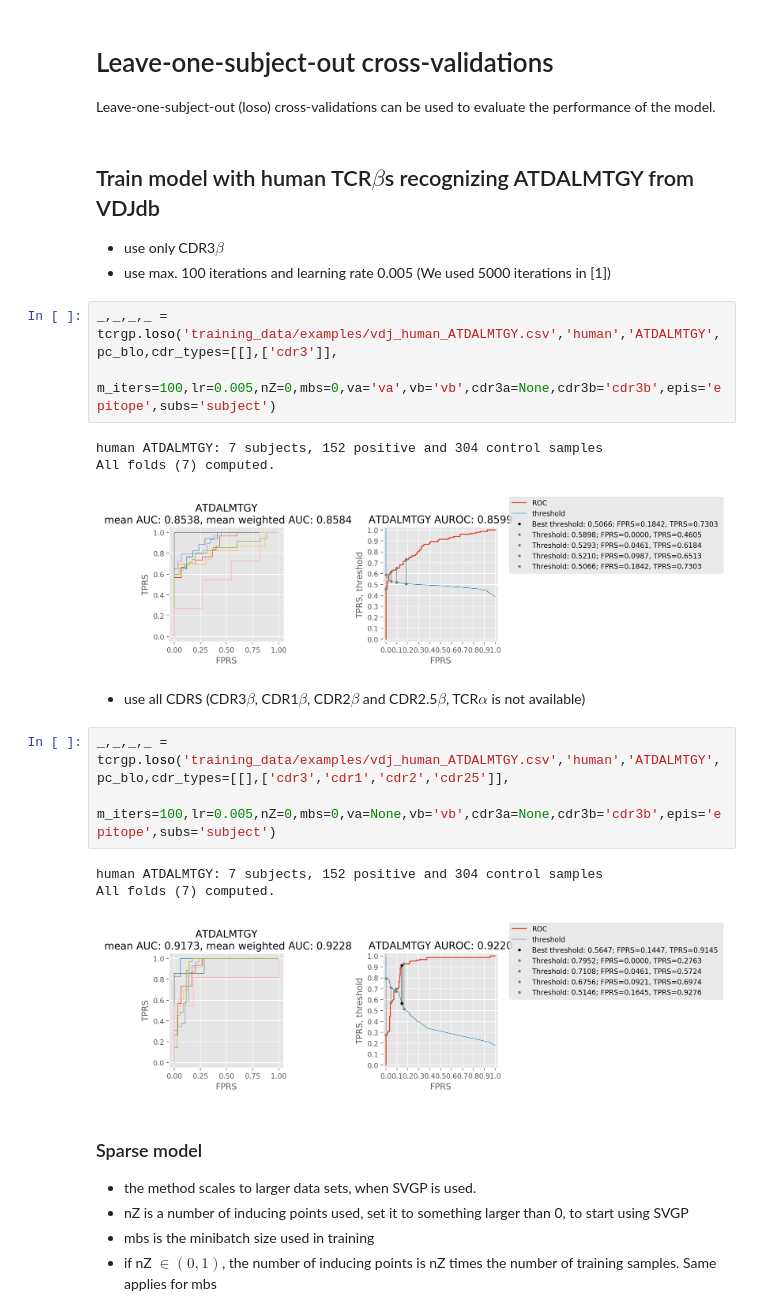
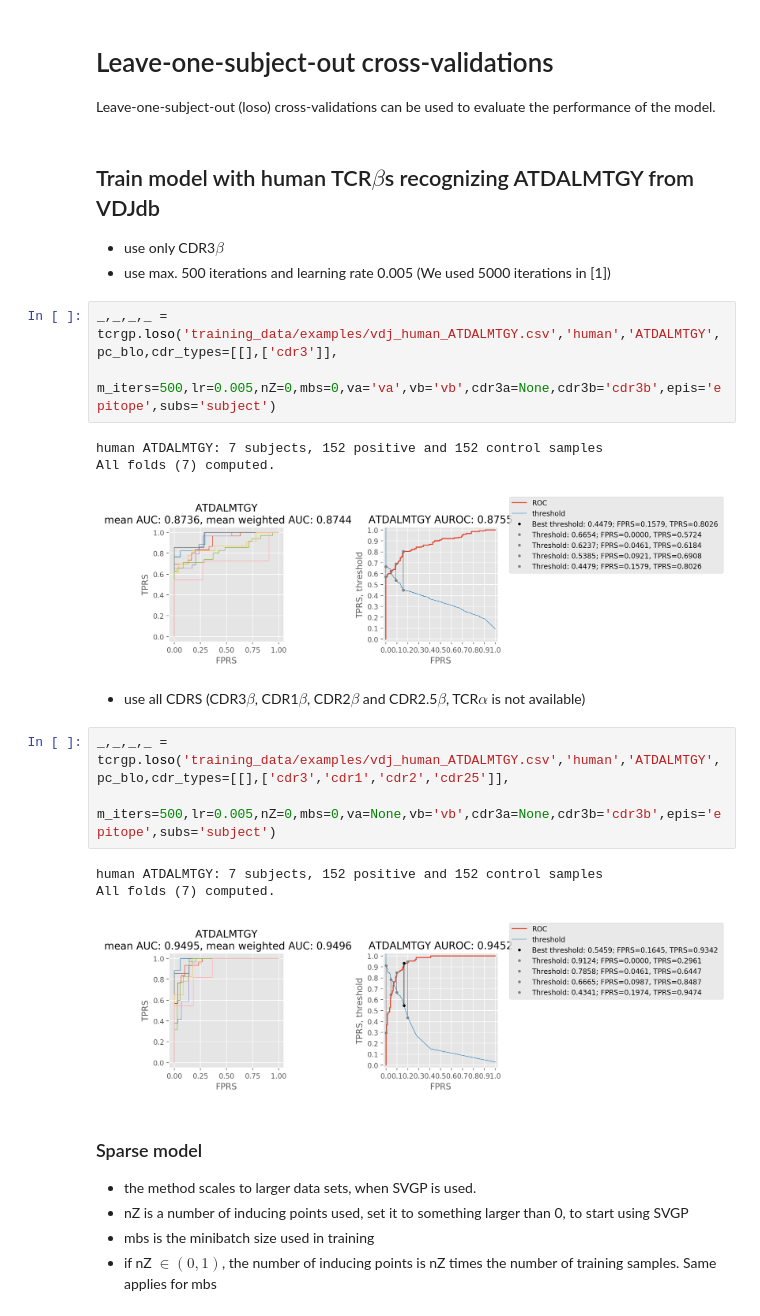
Before and after one commit to emmijokinen/TCRGP, a Jupyter notebook: Examples.ipynb, the cells around one changed output. Saved outputs shown, nothing was run; the diff lists cells and outputs as text.

```diff
--- a/Examples.ipynb
+++ b/Examples.ipynb
@@ -132,23 +132,23 @@ Leave-one-subject-out (loso) cross-validations can be used to evaluate the perfo
 # %% [markdown]
 ## Train model with human TCR$\beta$s recognizing ATDALMTGY from VDJdb
 * use only CDR3$\beta$
-* use max. 100 iterations and learning rate 0.005 (We used 5000 iterations in [1])
+* use max. 500 iterations and learning rate 0.005 (We used 5000 iterations in [1])
 # %%
 _,_,_,_ = tcrgp.loso('training_data/examples/vdj_human_ATDALMTGY.csv','human','ATDALMTGY',pc_blo,cdr_types=[[],['cdr3']],
-                     m_iters=100,lr=0.005,nZ=0,mbs=0,va='va',vb='vb',cdr3a=None,cdr3b='cdr3b',epis='epitope',subs='subject')
+                     m_iters=500,lr=0.005,nZ=0,mbs=0,va='va',vb='vb',cdr3a=None,cdr3b='cdr3b',epis='epitope',subs='subject')
 # %% [output]
-human ATDALMTGY: 7 subjects, 152 positive and 304 control samples
+human ATDALMTGY: 7 subjects, 152 positive and 152 control samples
 All folds (7) computed.
-[figure, old version]
+[figure, new version]
 # %% [markdown]
 * use all CDRS (CDR3$\beta$, CDR1$\beta$, CDR2$\beta$ and CDR2.5$\beta$, TCR$\alpha$ is not available)
 # %%
 _,_,_,_ = tcrgp.loso('training_data/examples/vdj_human_ATDALMTGY.csv','human','ATDALMTGY',pc_blo,cdr_types=[[],['cdr3','cdr1','cdr2','cdr25']],
-                     m_iters=100,lr=0.005,nZ=0,mbs=0,va=None,vb='vb',cdr3a=None,cdr3b='cdr3b',epis='epitope',subs='subject')
+                     m_iters=500,lr=0.005,nZ=0,mbs=0,va=None,vb='vb',cdr3a=None,cdr3b='cdr3b',epis='epitope',subs='subject')
 # %% [output]
-human ATDALMTGY: 7 subjects, 152 positive and 304 control samples
+human ATDALMTGY: 7 subjects, 152 positive and 152 control samples
 All folds (7) computed.
-[figure, old version]
+[figure, new version]
 # %% [markdown]
 ### Sparse model
 * the method scales to larger data sets, when SVGP is used.
```
Also changed, not shown: parts of 16 cells of this notebook.
